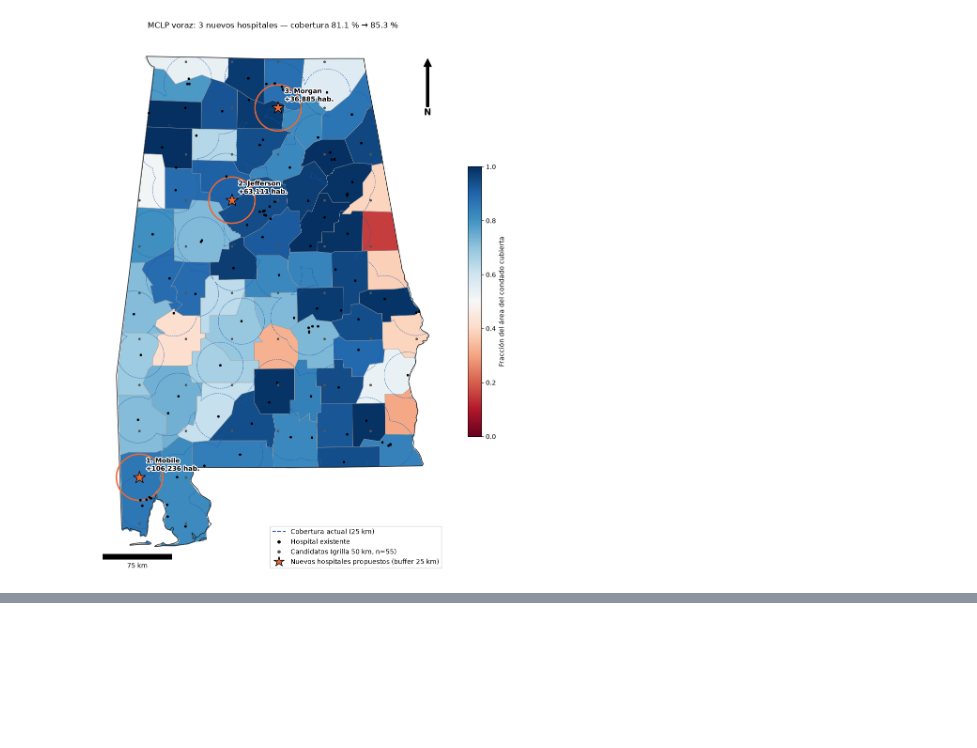
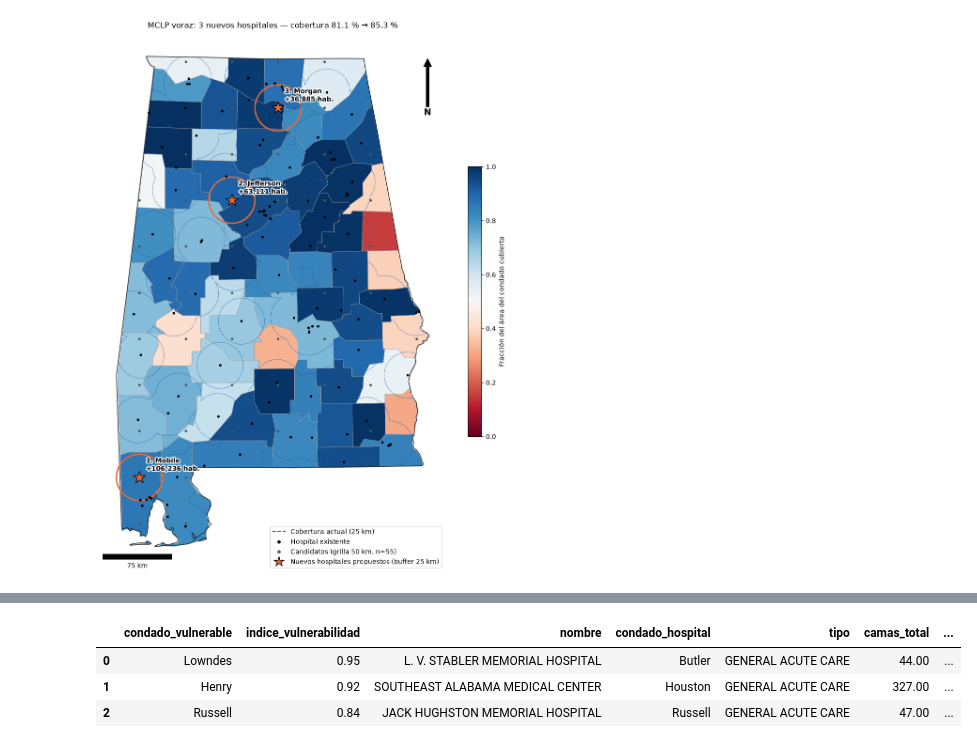
Before and after one commit to Branuvg/lab5_modsim, a Jupyter notebook: lab5.ipynb, the cells around one changed output, grey strips where cells are left out. Saved outputs shown, nothing was run; the diff lists cells and outputs as text; code cells hidden in the pictures; blank space fills up the shorter version.

```diff
--- a/lab5.ipynb
+++ b/lab5.ipynb
@@ -824,0 +837,31 @@ plt.show()
+# %%
+import networkx as nx
+import osmnx as ox
+from pathlib import Path
+
+ACUTE = {"GENERAL ACUTE CARE", "CRITICAL ACCESS"}
+hosp_acute = hosp_p[hosp_p["tipo"].isin(ACUTE)].reset_index(drop=True)
+tree_acute = cKDTree(np.column_stack([hosp_acute.geometry.x, hosp_acute.geometry.y]))
+
+rows, used = [], set()
+for _, county in vul.sort_values("V", ascending=False).iterrows():
+    c = county.geometry.centroid
+    d_km, j = tree_acute.query([c.x, c.y])
+    h = hosp_acute.iloc[j]
+    if h["nombre"] in used:
+        continue
+    used.add(h["nombre"])
+    rows.append({"condado_vulnerable": county["nombre"], "indice_vulnerabilidad": county["V"],
+                 "nombre": h["nombre"], "condado_hospital": h["condado"].title(), "tipo": h["tipo"],
+                 "camas_total": h["camas_total"], "dist_centroide_km": d_km / 1000, "geometry": h.geometry})
+    if len(rows) == 3:
+        break
+
+hosp_iso = gpd.GeoDataFrame(rows, crs=CRS_PROJ)
+assert len(hosp_iso) == 3 and hosp_iso["nombre"].nunique() == 3
+hosp_iso.drop(columns="geometry")
+# %% [output]
+|  | condado_vulnerable | indice_vulnerabilidad | nombre | condado_hospital | tipo | camas_total | ... |
+| 0 | Lowndes | 0.95 | L. V. STABLER MEMORIAL HOSPITAL | Butler | GENERAL ACUTE CARE | 44.00 | ... |
+| 1 | Henry | 0.92 | SOUTHEAST ALABAMA MEDICAL CENTER | Houston | GENERAL ACUTE CARE | 327.00 | ... |
+| 2 | Russell | 0.84 | JACK HUGHSTON MEMORIAL HOSPITAL | Russell | GENERAL ACUTE CARE | 47.00 | ... |
```
Also changed, not shown: parts of 7 cells of this notebook, 1 other file.
